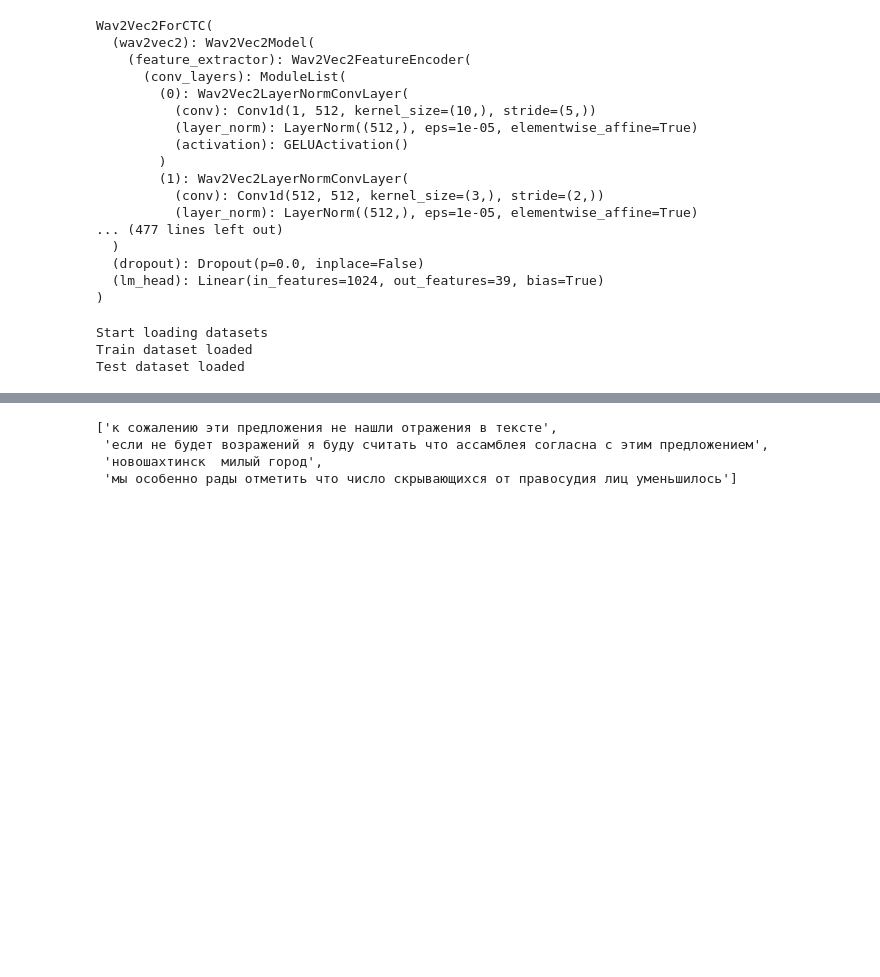
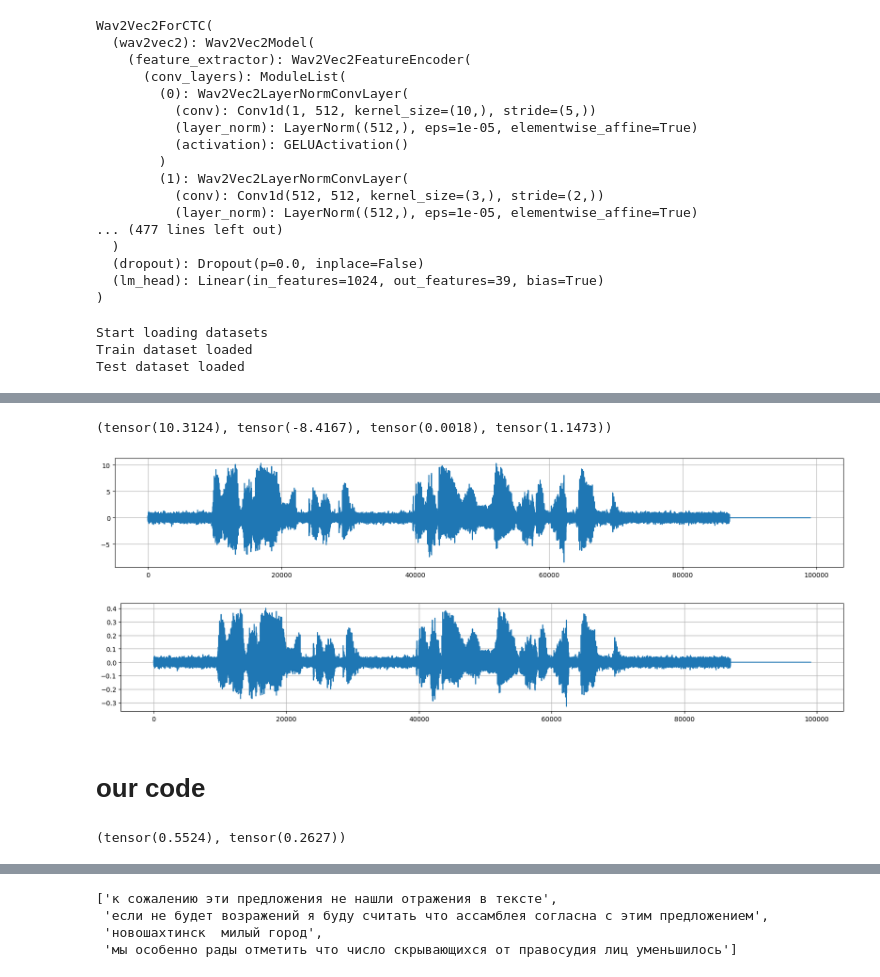
Before and after one commit to Petilia/dasr, a Jupyter notebook: wav2vec.ipynb, the cells around one changed output, grey strips where cells are left out. Cells and saved outputs as stored; diff of their text form; code cells hidden in the pictures; blank space fills up the shorter version.

```diff
--- a/wav2vec.ipynb
+++ b/wav2vec.ipynb
@@ -92,0 +161,16 @@ len(batch), batch
+# %%
+all_predicted_sentences = []
+all_target_sentences = []
+
+for batch in test_loader:
+    inputs = processor(batch["noise_audios"], sampling_rate=16_000, return_tensors="pt", padding=False, do_normalize=False)
+    attention_mask = batch["noise_attention_masks"]
+
+    with torch.no_grad():
+        logits = model(inputs.input_values.squeeze(0).to(device), attention_mask=attention_mask.to(device)).logits
+
+    predicted_ids = torch.argmax(logits, dim=-1)
+    predicted_sentences = processor.batch_decode(predicted_ids)
+
+    all_predicted_sentences.extend(predicted_sentences)
+    all_target_sentences.extend(batch["transcriptions"])
@@ -92,0 +212,20 @@ len(batch), batch
+# %%
+ind = 2
+
+a = inputs["input_values"].squeeze(0)[ind]
+
+plt.figure(figsize=(20, 3))
+plt.plot(a.numpy())
+plt.grid()
+
+plt.figure(figsize=(20, 3))
+plt.plot(batch["noise_audios"][ind].numpy())
+plt.grid()
+
+a.max(), a.min(), a.mean(), a.std()
+# %% [output]
+(tensor(10.3124), tensor(-8.4167), tensor(0.0018), tensor(1.1473))
+[figure, added]
+[figure, added]
+# %% [markdown]
+# our code
@@ -92,0 +251,7 @@ len(batch), batch
+# %%
+all_predicted_sentences = [normalize_text(sentence) for sentence in all_predicted_sentences]
+all_target_sentences = [normalize_text(sentence) for sentence in all_target_sentences]
+
+wer(preds=all_predicted_sentences, target=all_target_sentences), cer(preds=all_predicted_sentences, target=all_target_sentences)
+# %% [output]
+(tensor(0.5524), tensor(0.2627))
```
Also changed, not shown: parts of 23 cells of this notebook, 10 other files.
